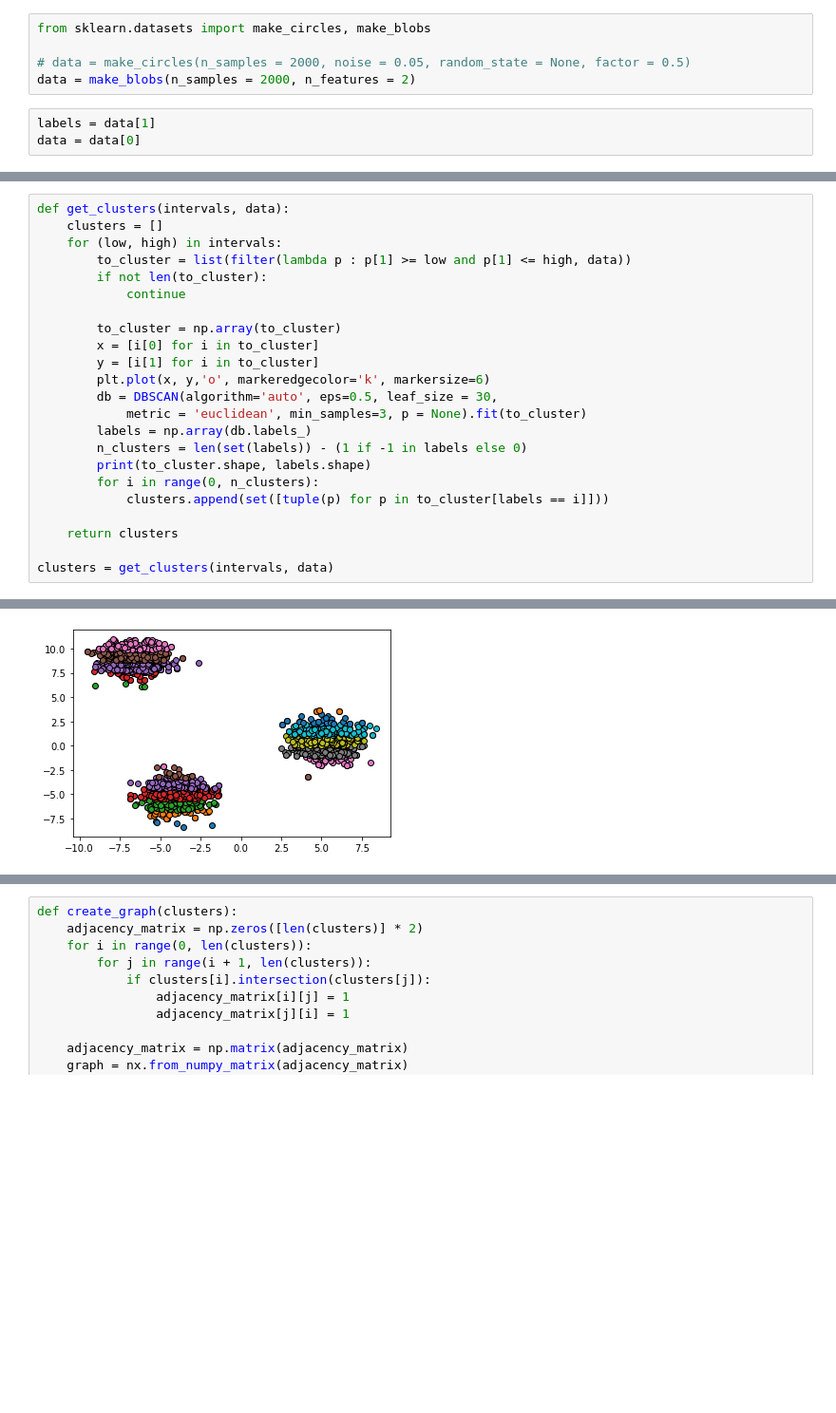
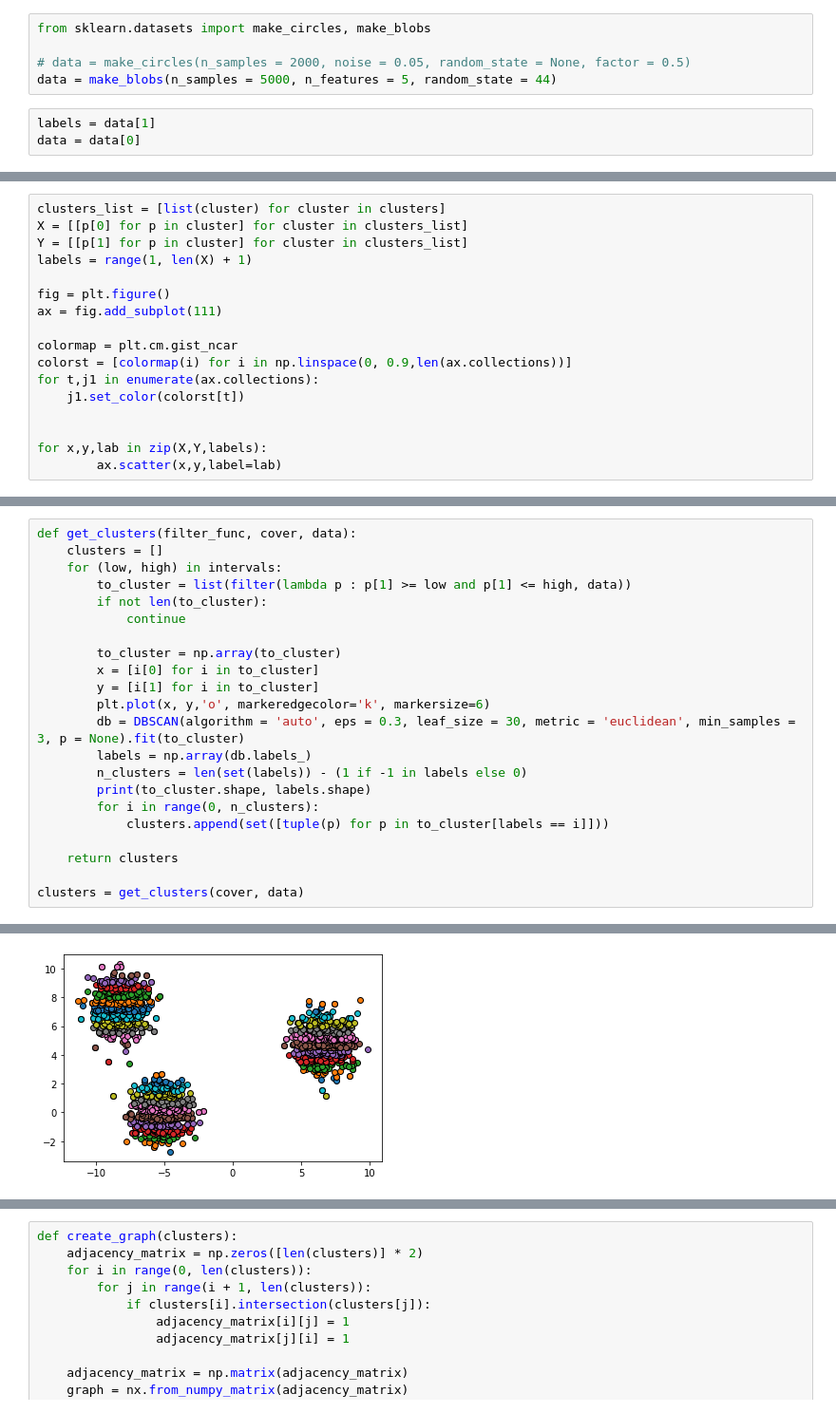
Before and after one commit to ThisWasntTaken/Topology-Mapper, a Jupyter notebook: notebook.ipynb, the cells around one changed output, grey strips where cells are left out. Shown: that part at 95% size. Saved outputs shown, nothing was run; the diff lists cells and outputs as text; blank space fills up the shorter version.

Commit message:
Added support for n dimensional data, and multiple filter functions

```diff
--- a/notebook.ipynb
+++ b/notebook.ipynb
@@ -9,7 +9,7 @@ from math import floor, ceil
 from sklearn.datasets import make_circles, make_blobs
 
 # data = make_circles(n_samples = 2000, noise = 0.05, random_state = None, factor = 0.5)
-data = make_blobs(n_samples = 2000, n_features = 2)
+data = make_blobs(n_samples = 5000, n_features = 5, random_state = 44)
 # %%
 labels = data[1]
 data = data[0]
@@ -99,0 +149,17 @@ print(intervals)
+# %%
+clusters_list = [list(cluster) for cluster in clusters]
+X = [[p[0] for p in cluster] for cluster in clusters_list]
+Y = [[p[1] for p in cluster] for cluster in clusters_list]
+labels = range(1, len(X) + 1)
+
+fig = plt.figure()
+ax = fig.add_subplot(111)
+
+colormap = plt.cm.gist_ncar
+colorst = [colormap(i) for i in np.linspace(0, 0.9,len(ax.collections))]
+for t,j1 in enumerate(ax.collections):
+    j1.set_color(colorst[t])
+
+
+for x,y,lab in zip(X,Y,labels):
+        ax.scatter(x,y,label=lab)
@@ -100,5 +168,5 @@ print(intervals)
 # %%
-def get_clusters(intervals, data):
+def get_clusters(filter_func, cover, data):
     clusters = []
     for (low, high) in intervals:
         to_cluster = list(filter(lambda p : p[1] >= low and p[1] <= high, data))
@@ -109,8 +177,7 @@ def get_clusters(intervals, data):
         x = [i[0] for i in to_cluster]
         y = [i[1] for i in to_cluster]
         plt.plot(x, y,'o', markeredgecolor='k', markersize=6)
-        db = DBSCAN(algorithm='auto', eps=0.5, leaf_size = 30,
-            metric = 'euclidean', min_samples=3, p = None).fit(to_cluster)
+        db = DBSCAN(algorithm = 'auto', eps = 0.3, leaf_size = 30, metric = 'euclidean', min_samples = 3, p = None).fit(to_cluster)
         labels = np.array(db.labels_)
         n_clusters = len(set(labels)) - (1 if -1 in labels else 0)
         print(to_cluster.shape, labels.shape)
@@ -119,5 +186,5 @@ def get_clusters(intervals, data):
 
     return clusters
 
-clusters = get_clusters(intervals, data)
+clusters = get_clusters(cover, data)
 # %% [output]
@@ -141 +208 @@ clusters = get_clusters(intervals, data)
-[figure, old version]
+[figure, new version]
```
Also changed, not shown: parts of 11 cells of this notebook, 8 other files.
